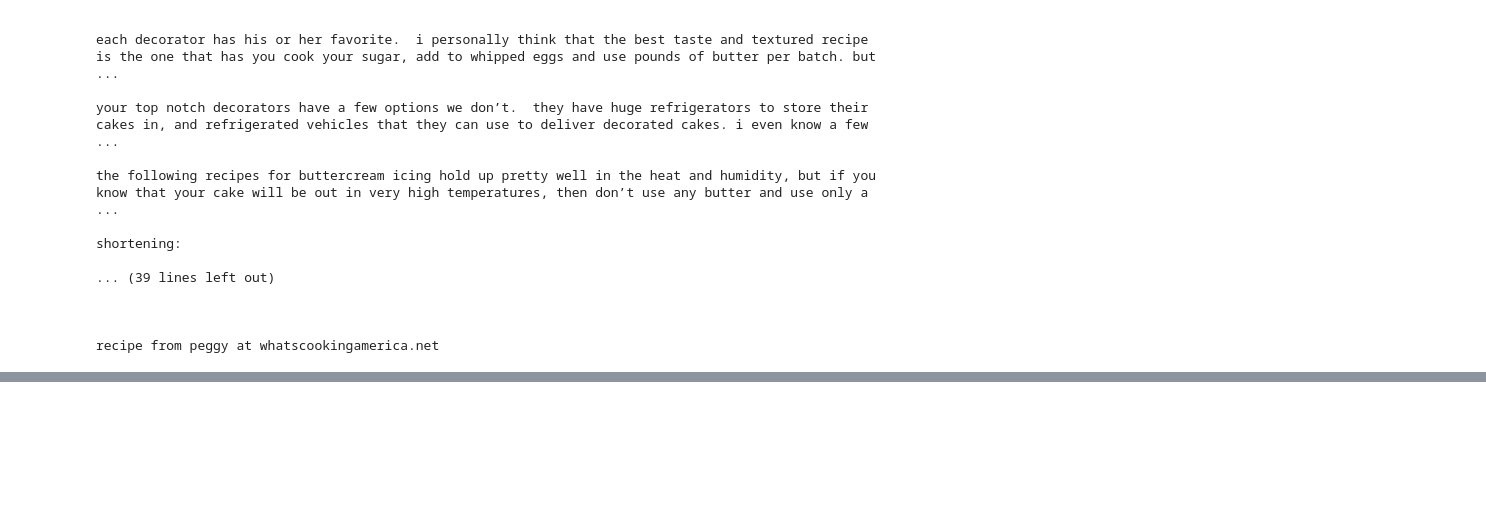
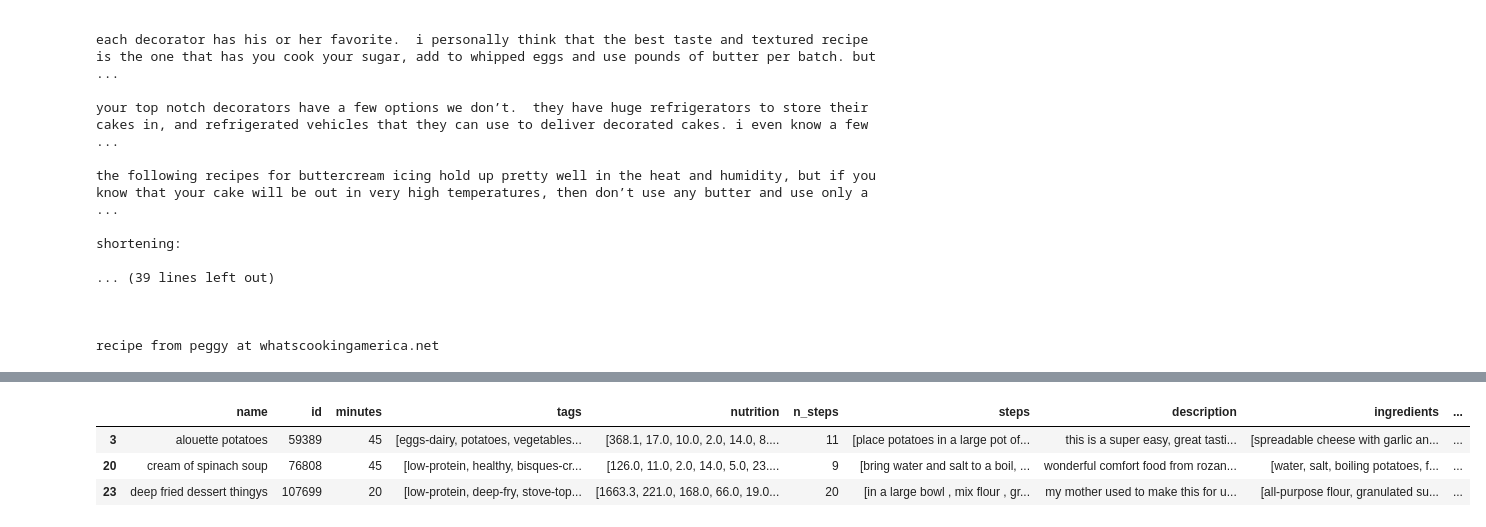
Before and after one commit to BeaverScream/SmartChef, a Jupyter notebook: backend/data_cleaning.ipynb, the cells around one changed output, grey strips where cells are left out. Cells and saved outputs as stored; diff of their text form; code cells hidden in the pictures; blank space fills up the shorter version.

```diff
--- a/backend/data_cleaning.ipynb
+++ b/backend/data_cleaning.ipynb
@@ -570,3 +549,6 @@ shortening:
 
 
 recipe from peggy at whatscookingamerica.net
+# %%
+df_uncategorized = df_more_tag_removed[df_more_tag_removed['food_type'] == 'uncategorized']
+df_uncategorized.head(10)
@@ -572,0 +567,14 @@ recipe from peggy at whatscookingamerica.net
+# %%
+import os
+from dotenv import load_dotenv
+
+load_dotenv('../env')
+API_KEY = os.getenv("API_KEY")
+
+sample_data = df_uncategorized.iloc[0:51]
+sample_data.head(3)
+# %% [output]
+|  | name | id | minutes | tags | nutrition | n_steps | steps | description | ingredients | ... |
+| 3 | alouette potatoes | 59389 | 45 | [eggs-dairy, potatoes, vegetables... | [368.1, 17.0, 10.0, 2.0, 14.0, 8.... | 11 | [place potatoes in a large pot of... | this is a super easy, great tasti... | [spreadable cheese with garlic an... | ... |
+| 20 | cream of spinach soup | 76808 | 45 | [low-protein, healthy, bisques-cr... | [126.0, 11.0, 2.0, 14.0, 5.0, 23.... | 9 | [bring water and salt to a boil, ... | wonderful comfort food from rozan... | [water, salt, boiling potatoes, f... | ... |
+| 23 | deep fried dessert thingys | 107699 | 20 | [low-protein, deep-fry, stove-top... | [1663.3, 221.0, 168.0, 66.0, 19.0... | 20 | [in a large bowl , mix flour , gr... | my mother used to make this for u... | [all-purpose flour, granulated su... | ... |
```
Also changed, not shown: parts of 2 cells of this notebook, 4 other files.
